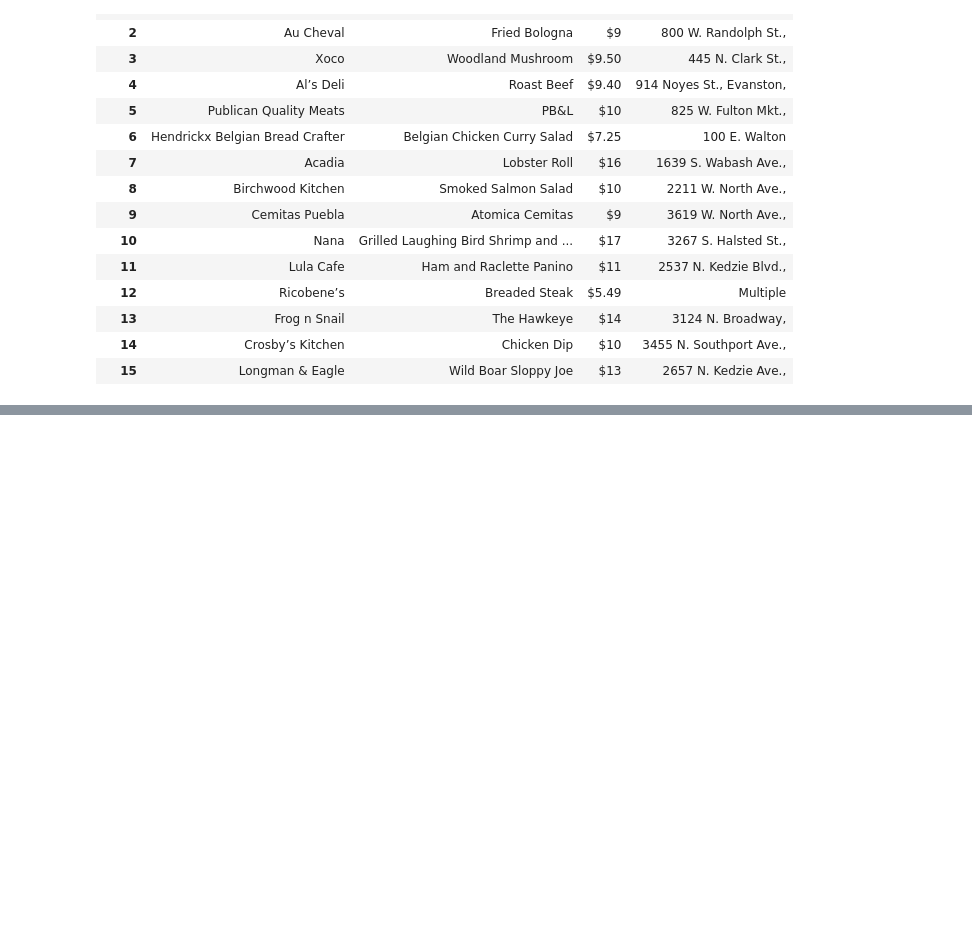
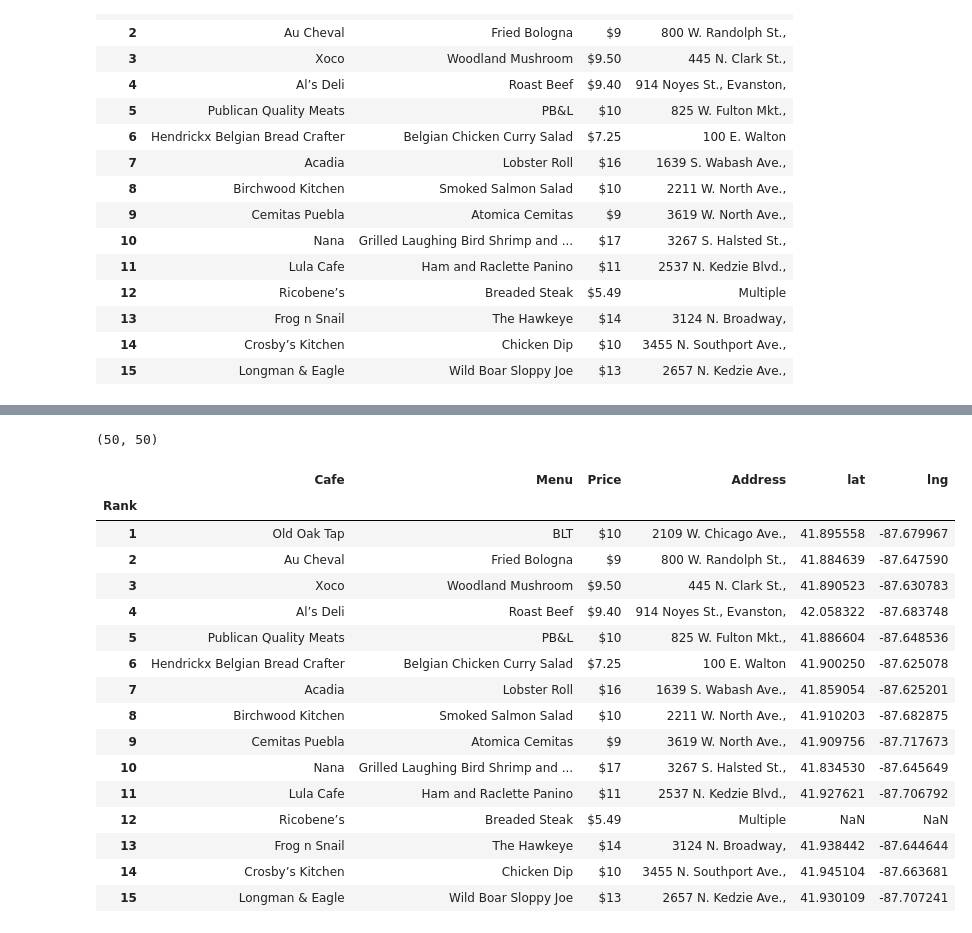
Before and after one commit to kojh0111/DataScience_Practice, a Jupyter notebook: source_code/03-1. Web Parsing example.ipynb, the cells around one changed output, grey strips where cells are left out. Saved outputs shown, nothing was run; the diff lists cells and outputs as text; code cells hidden in the pictures; blank space fills up the shorter version.

```diff
--- a/source_code/03-1. Web Parsing example.ipynb
+++ b/source_code/03-1. Web Parsing example.ipynb
@@ -85,0 +93,3 @@ df.to_csv('../data/03. best_sandwiches_list_chicago2.csv', sep=',', encoding='UT
+# %%
+df = pd.read_csv('../data/03. best_sandwiches_list_chicago2.csv', index_col=0)
+df.head(5)
@@ -85,0 +104,47 @@ df.to_csv('../data/03. best_sandwiches_list_chicago2.csv', sep=',', encoding='UT
+# %%
+%load_ext dotenv
+%dotenv
+import os
+gmap_key = os.environ.get("GOOGLE_MAP_KEY")
+gmaps = googlemaps.Client(key=gmap_key)
+# %%
+lat = []
+lng = []
+
+for n in notebook.tqdm(df.index):
+    if df['Address'][n] != 'Multiple':
+        target_name = df['Address'][n]+', '+'Chicago'
+        gmaps_output = gmaps.geocode(target_name)
+        location_output = gmaps_output[0].get('geometry')
+        lat.append(location_output['location']['lat'])
+        lng.append(location_output['location']['lng'])
+
+    else:
+        lat.append(np.nan)
+        lng.append(np.nan)
+# %%
+len(lat), len(lng)
+# %% [output]
+(50, 50)
+# %%
+df['lat'] = lat
+df['lng'] = lng
+df.head(15)
+# %% [output]
+|  | Cafe | Menu | Price | Address | lat | lng |
+| Rank |  |  |  |  |  |  |
+| 1 | Old Oak Tap | BLT | $10 | 2109 W. Chicago Ave., | 41.895558 | -87.679967 |
+| 2 | Au Cheval | Fried Bologna | $9 | 800 W. Randolph St., | 41.884639 | -87.647590 |
+| 3 | Xoco | Woodland Mushroom | $9.50 | 445 N. Clark St., | 41.890523 | -87.630783 |
+| 4 | Al’s Deli | Roast Beef | $9.40 | 914 Noyes St., Evanston, | 42.058322 | -87.683748 |
+| 5 | Publican Quality Meats | PB&L | $10 | 825 W. Fulton Mkt., | 41.886604 | -87.648536 |
+| 6 | Hendrickx Belgian Bread Crafter | Belgian Chicken Curry Salad | $7.25 | 100 E. Walton | 41.900250 | -87.625078 |
+| 7 | Acadia | Lobster Roll | $16 | 1639 S. Wabash Ave., | 41.859054 | -87.625201 |
+| 8 | Birchwood Kitchen | Smoked Salmon Salad | $10 | 2211 W. North Ave., | 41.910203 | -87.682875 |
+| 9 | Cemitas Puebla | Atomica Cemitas | $9 | 3619 W. North Ave., | 41.909756 | -87.717673 |
+| 10 | Nana | Grilled Laughing Bird Shrimp and ... | $17 | 3267 S. Halsted St., | 41.834530 | -87.645649 |
+| 11 | Lula Cafe | Ham and Raclette Panino | $11 | 2537 N. Kedzie Blvd., | 41.927621 | -87.706792 |
+| 12 | Ricobene’s | Breaded Steak | $5.49 | Multiple | NaN | NaN |
+| 13 | Frog n Snail | The Hawkeye | $14 | 3124 N. Broadway, | 41.938442 | -87.644644 |
+| 14 | Crosby’s Kitchen | Chicken Dip | $10 | 3455 N. Southport Ave., | 41.945104 | -87.663681 |
+| 15 | Longman & Eagle | Wild Boar Sloppy Joe | $13 | 2657 N. Kedzie Ave., | 41.930109 | -87.707241 |
```
Also changed, not shown: parts of 4 cells of this notebook.
